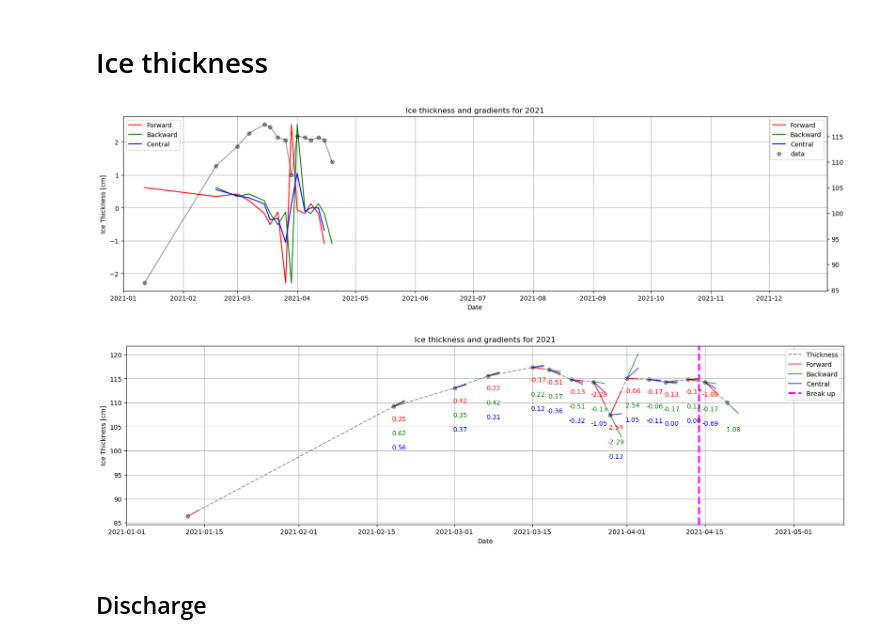
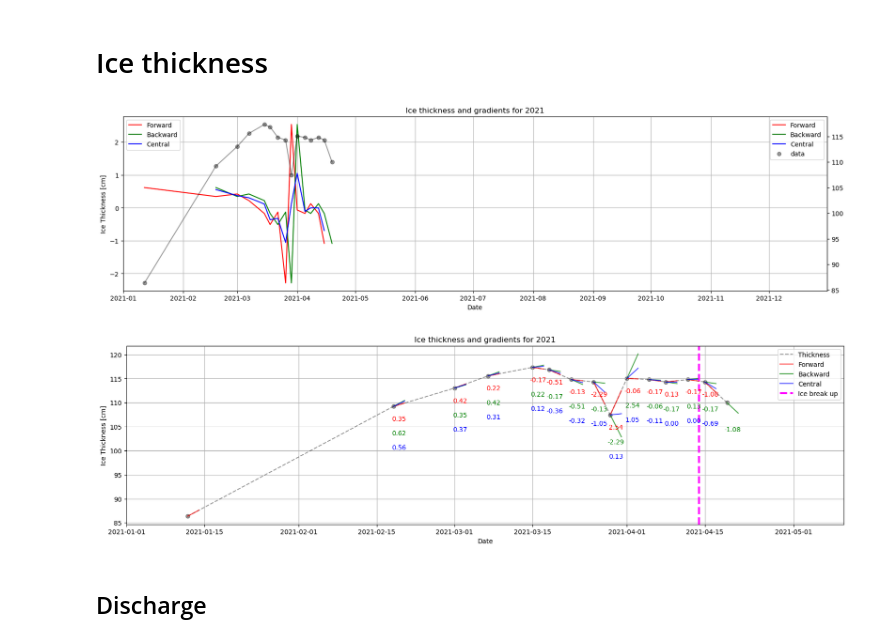
Before and after one commit to iceclassic/mude, a Jupyter notebook: book/Q1-Content/w3_gradient.ipynb, the cells around one changed output. Cells and saved outputs as stored; diff of their text form; code cells hidden in the pictures.

```diff
--- a/book/Q1-Content/w3_gradient.ipynb
+++ b/book/Q1-Content/w3_gradient.ipynb
@@ -183,7 +183,7 @@ def plot_gradients(ax:plt.axes,
             color=annotation['color'], fontsize=10, ha='center'
         )
 
-def plot_gradients_and_thickness(result:pd.DataFrame,
+def plot_gradients_and_timeseries(result:pd.DataFrame,
                                  col:pd.Series,
                                  year:int,
                                  plot_gradient_as_slope:bool=False,
@@ -295,27 +295,27 @@ def plot_gradients_and_thickness(result:pd.DataFrame,
 # %%
 
 Ice_thickness=Data['IceThickness [cm]']
 Ice_thickness=Ice_thickness.dropna(inplace=False)
 result = Ice_thickness.groupby(Ice_thickness.index.year,group_keys=True).apply(lambda x: finite_differences(x)).reset_index(level=0, drop=True)
 
 
-plot_gradients_and_thickness(result,
+plot_gradients_and_timeseries(result,
                              Ice_thickness,
                             2021,
                             Title='Ice thickness and gradients for 2021',
                             ylabel='Ice Thickness [cm]')
 
-plot_gradients_and_thickness(result,
+plot_gradients_and_timeseries(result,
                             Ice_thickness,
                             year=2021,
                             plot_gradient_as_slope=True,
                             xlim=['01/01', '05/10'],
                             Title='Ice thickness and gradients for 2021',
                             ylabel='Ice Thickness [cm]',
-                            vline={'Break up': break_up_dates[break_up_dates.year == 2019].strftime('%m/%d')[0]})
+                            vline={'Ice break up': break_up_dates[break_up_dates.year == 2019].strftime('%m/%d')[0]})
 # %% [output]
 [figure]
-[figure, old version]
+[figure, new version]
 # %% [markdown]
 ## Discharge
 # %% [markdown]
```
Also changed, not shown: parts of 2 cells of this notebook.
